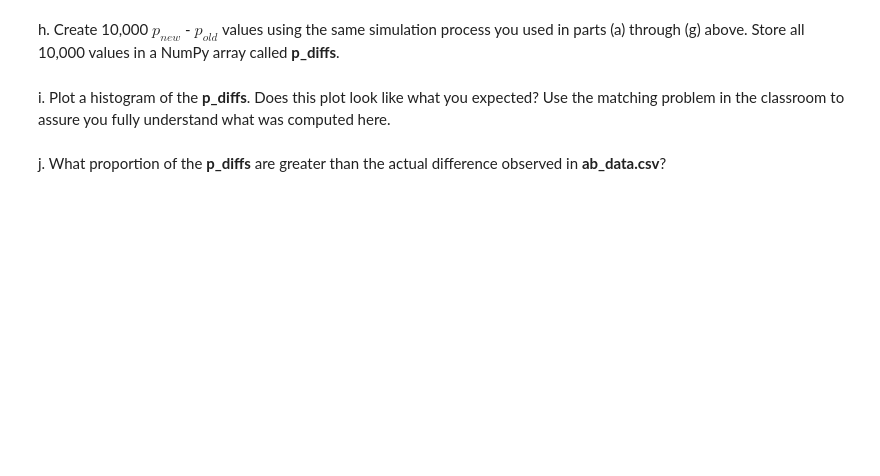
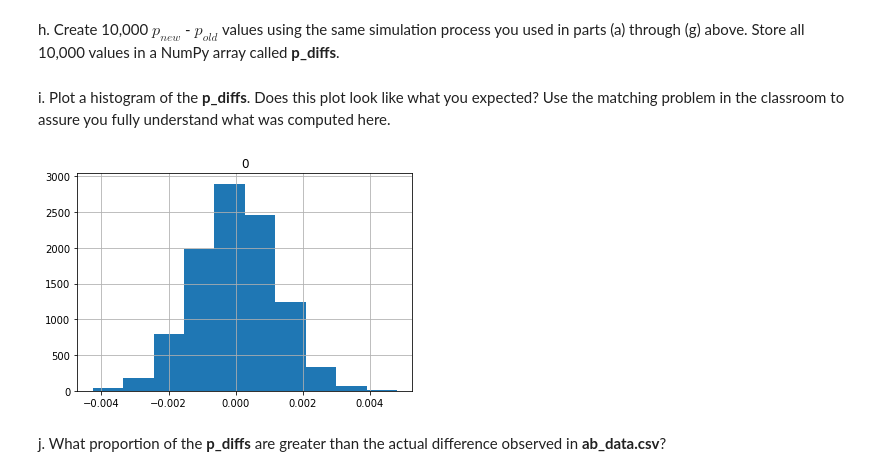
Before and after one commit to AshrafSamir/AB_test_results_for_e_commerce_webpage, a Jupyter notebook: Analyze_ab_test_results_notebook .ipynb, the cells around one changed output. Saved outputs shown, nothing was run; the diff lists cells and outputs as text; code cells hidden in the pictures; blank space fills up the shorter version.

```diff
--- a/Analyze_ab_test_results_notebook .ipynb
+++ b/Analyze_ab_test_results_notebook .ipynb
@@ -211,4 +227,9 @@ c. What is $n_{new}$, the number of individuals in the treatment group?
 # %% [markdown]
 d. What is $n_{old}$, the number of individuals in the control group?
+# %%
+n_old = df2[df2['group'] == 'control'].shape[0]
 # %% [markdown]
 e. Simulate $n_{new}$ transactions with a conversion rate of $p_{new}$ under the null.  Store these $n_{new}$ 1's and 0's in **new_page_converted**.
+# %%
+new_page_converted = np.random.choice(2, n_new, replace = True, p=[(1-conversion_rate), conversion_rate])
+new_page_converted
@@ -215,2 +238,5 @@ e. Simulate $n_{new}$ transactions with a conversion rate of $p_{new}$ under the
 # %% [markdown]
 f. Simulate $n_{old}$ transactions with a conversion rate of $p_{old}$ under the null.  Store these $n_{old}$ 1's and 0's in **old_page_converted**.
+# %%
+old_page_converted = np.random.choice(2, n_old, replace = True, p=[(1-conversion_rate), conversion_rate])
+old_page_converted
@@ -219,6 +251,18 @@ g. Find $p_{new}$ - $p_{old}$ for your simulated values from part (e) and (f).
 # %% [markdown]
 h. Create 10,000 $p_{new}$ - $p_{old}$ values using the same simulation process you used in parts (a) through (g) above. Store all 10,000 values in a NumPy array called **p_diffs**.
+# %%
+p_diffs = []
+for _ in range(10000):
+    new_page_converted = np.random.choice(2, n_new, replace = True, p=[(1-conversion_rate), conversion_rate])
+    old_page_converted = np.random.choice(2, n_old, replace = True, p=[(1-conversion_rate), conversion_rate])
+    value = new_page_converted.mean() - old_page_converted.mean()
+    p_diffs.append(value)
 # %% [markdown]
 i. Plot a histogram of the **p_diffs**.  Does this plot look like what you expected?  Use the matching problem in the classroom to assure you fully understand what was computed here.
+# %%
+p_diffs = pd.DataFrame(p_diffs)
+p_diffs.hist();
+# %% [output]
+[figure, added]
 # %% [markdown]
 j. What proportion of the **p_diffs** are greater than the actual difference observed in **ab_data.csv**?
```
Also changed, not shown: parts of 35 cells of this notebook.
